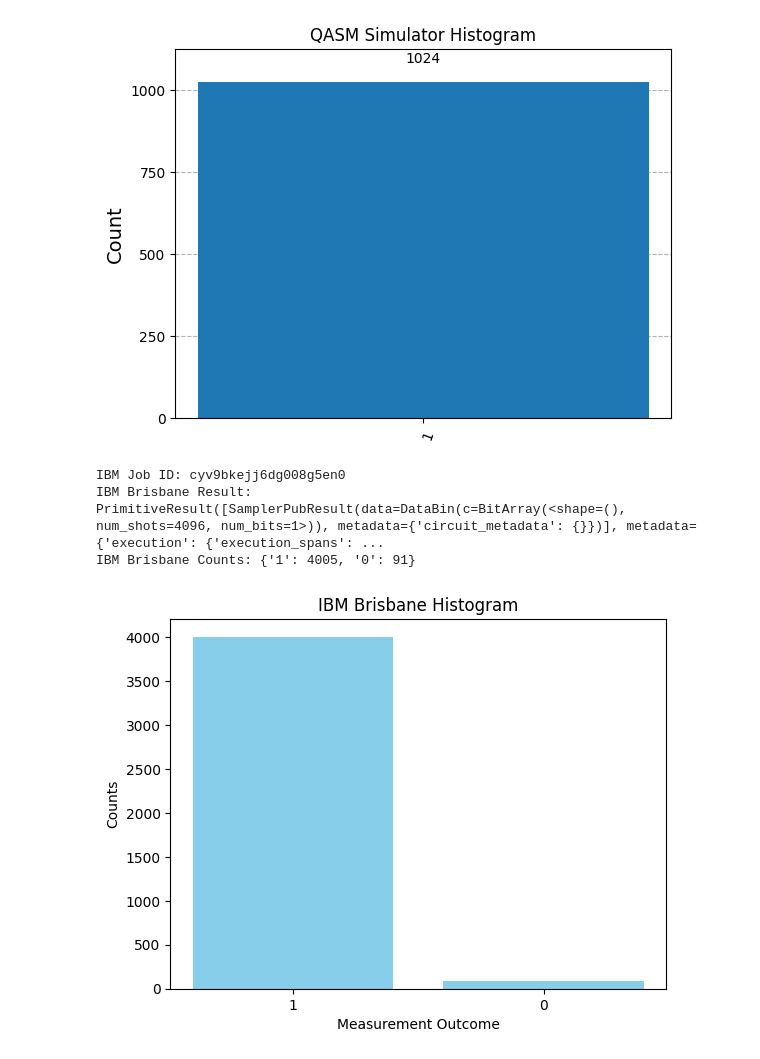
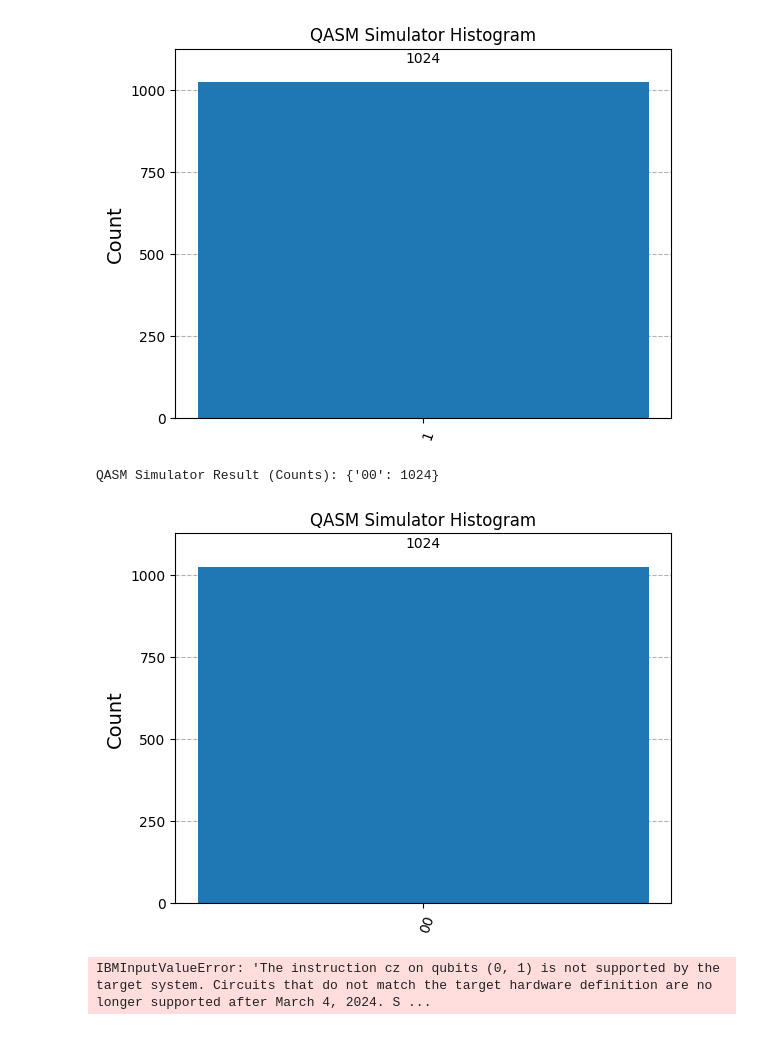
Before and after one commit to sxcowley/CS797W, a Jupyter notebook: 20250219-00.ipynb, the cells around one changed output. Cells and saved outputs as stored; diff of their text form; code cells hidden in the pictures.

```diff
--- a/20250219-00.ipynb
+++ b/20250219-00.ipynb
@@ -62,6 +70,30 @@ plot_histogram(sim_counts, title="QASM Simulator Histogram")  # No .show() neede
 # %% [output]
 QASM Simulator Result (Counts): {'1': 1024}
 [figure]
+# %%
+# %% [Create quantum circuit (CZ gate)]
+circuit = QuantumCircuit(2, 2)  # 2 qubits, 2 classical bits
+circuit.cz(0, 1)                # Apply CZ gate between qubits 0 and 1
+circuit.measure([0, 1], [0, 1]) # Measure qubits 0 and 1 into classical bits 0 and
+
+# %% [Simulate using QASM]
+simulator = AerSimulator(method='automatic')  # Use AerSimulator with QASM
+sim_job = simulator.run(circuit, shots=1024)  # Run with 1024 shots
+sim_result = sim_job.result()
+sim_counts = sim_result.get_counts()
+
+# Show simulation result
+print("QASM Simulator Result (Counts):", sim_counts)
+
+# Plot histogram for simulation
+plot_histogram(sim_counts, title="QASM Simulator Histogram")
+plt.show()  # Ensure the plot displays
+
+# Plot histogram for simulation using Qiskit's plot_histogram
+plot_histogram(sim_counts, title="QASM Simulator Histogram")  # No .show() needed with %matplotlib inline
+# %% [output]
+QASM Simulator Result (Counts): {'00': 1024}
+[figure, added]
 # %%
 # %% [Run on IBM hardware]
 service = QiskitRuntimeService()
@@ -98,7 +130,4 @@ plt.show()
 
 # %%
 # %% [output]
-IBM Job ID: cyv9bkejj6dg008g5en0
-IBM Brisbane Result: PrimitiveResult([SamplerPubResult(data=DataBin(c=BitArray(<shape=(), num_shots=4096, num_bits=1>)), metadata={'circuit_metadata': {}})], metadata={'execution': {'execution_spans': ...
-IBM Brisbane Counts: {'1': 4005, '0': 91}
+IBMInputValueError: 'The instruction cz on qubits (0, 1) is not supported by the target system. Circuits that do not match the target hardware definition are no longer supported after March 4, 2024. S ...
-[figure, removed]
```
Also changed, not shown: parts of 2 cells of this notebook.
